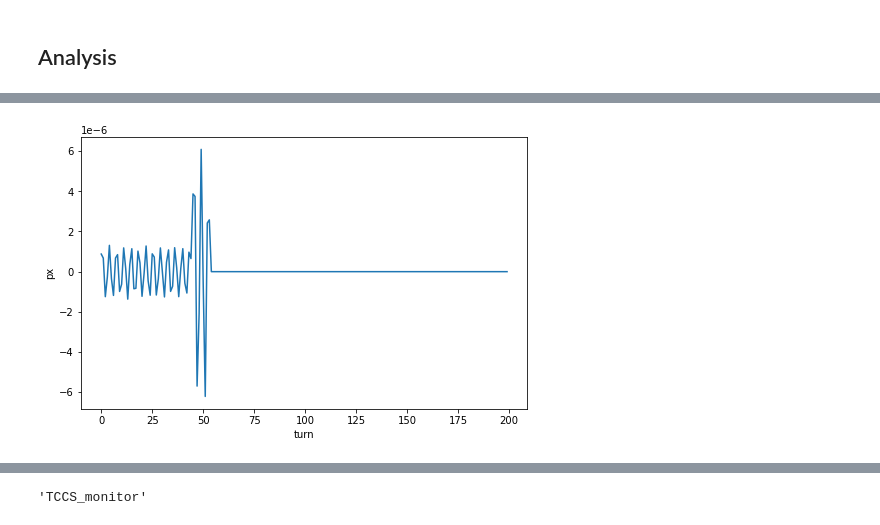
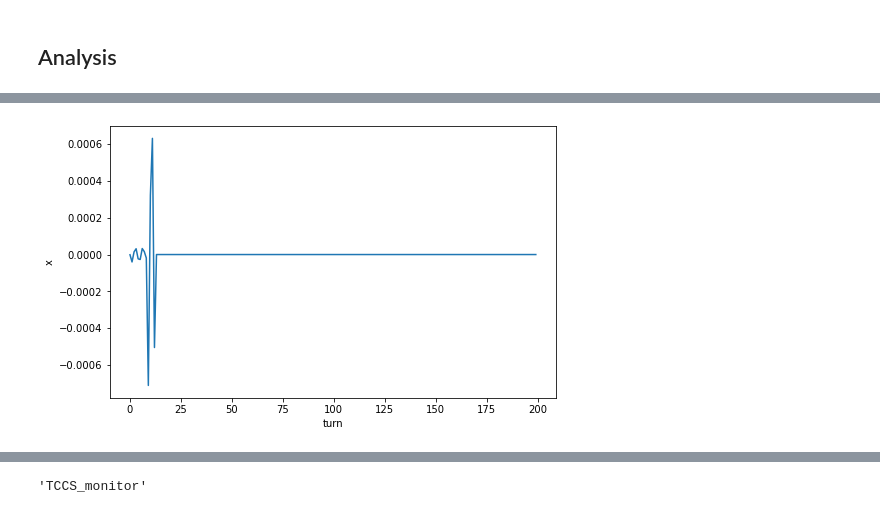
Before and after one commit to chiaramaccani/two_cryst_sim, a Jupyter notebook: Monitors_analysis_notebook.ipynb, the cells around one changed output, grey strips where cells are left out. Cells and saved outputs as stored; diff of their text form; code cells hidden in the pictures.

```diff
--- a/Monitors_analysis_notebook.ipynb
+++ b/Monitors_analysis_notebook.ipynb
@@ -679,9 +730,8 @@ def retreive_file_path(prefix_name, path = '/afs/cern.ch/work/c/cmaccani/xsuite_
 # %% [markdown]
 ## Analysis
 # %%
-TCCS = TurnAnalysis(element_type='crystal', sigma=5.0, length=0.004, xdim=0.002, ydim=0.035, align_angle=-1.1763616021881982e-05, jaw_L=0.0016912979598174786)
-TARGET = TurnAnalysis(element_type='target', sigma=25, length=0.005, xdim=0.008, ydim=0.004, jaw_L=0.00923702412365808)
+TCCS_xsuite = ParticleAnalysis(element_type='crystal', sigma=5.0, length=0.004, ydim=0.002, xdim=0.035, bend=80.0, align_angle=-1.1763616021881982e-05, jaw_L=0.0016912979598174786)
+TARGET_xsuite = ParticleAnalysis(element_type='target', sigma=25, length=0.005, ydim=0.004, xdim=0.008, jaw_L=0.00923702412365808)
+
+TCCS_simple = ParticleAnalysis(element_type='crystal', sigma=5.0, length=0.004, ydim=0.002, xdim=0.035, bend=80.0, align_angle=-1.1763616021881982e-05, jaw_L=0.0016912979598174786)
+TARGET_simple = ParticleAnalysis(element_type='target', sigma=25, length=0.005, ydim=0.004, xdim=0.008, jaw_L=0.00923702412365808)
-# %%
-TCCS.load('Outputdata/TCCS_monitor_B2V_simple_model.pkl')
-TARGET.load('Outputdata/TARGET_monitor_B2V_simple_model.pkl')
-#TARGET.load(list_TARGET_xsuite[-5:])
@@ -722,4 +813,4 @@ TCCS.plot_alive()
 # %%
-TCCS.plot_particle_history('px', 8)
+TCCS.plot_particle_history('x', 70)
 # %% [output]
-[figure, old version]
+[figure, new version]
```
Also changed, not shown: parts of 17 cells of this notebook.
